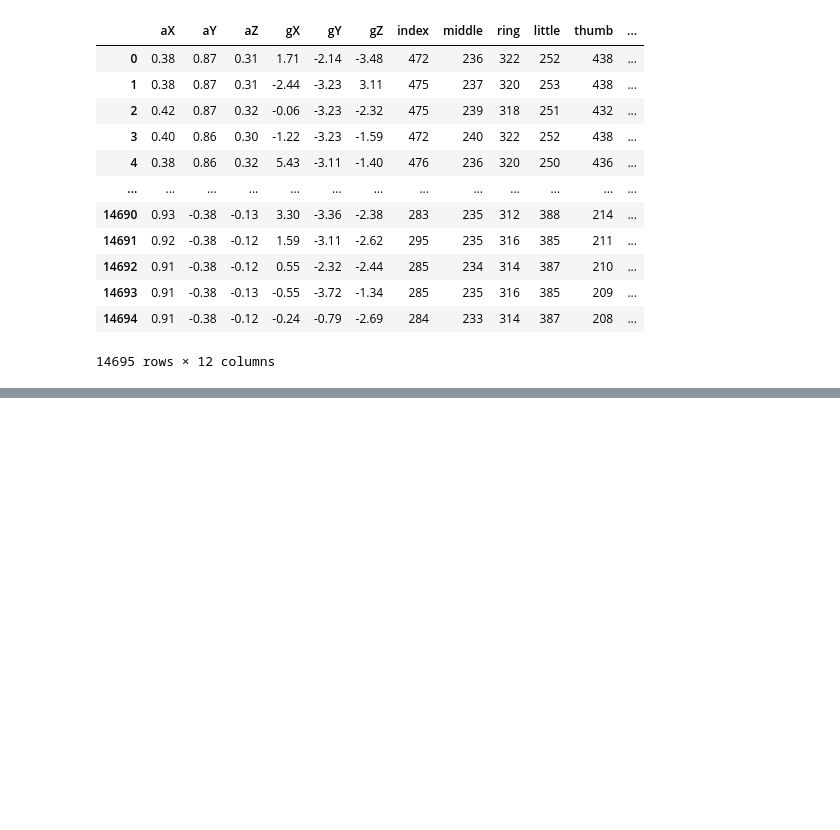
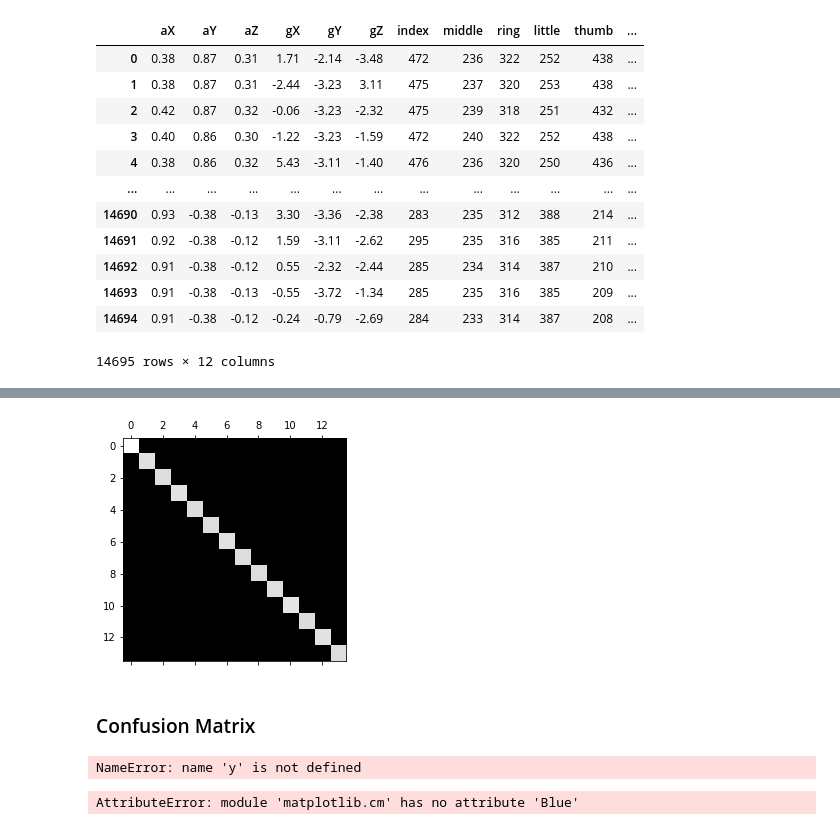
Before and after one commit to SCH-Sign-language-translation-gloves/SLTG_arduino, a Jupyter notebook: DL/DL_tset.ipynb, the cells around one changed output, grey strips where cells are left out. Saved outputs shown, nothing was run; the diff lists cells and outputs as text; code cells hidden in the pictures; blank space fills up the shorter version.

Commit message:
success Confusion matrix

```diff
--- a/DL/DL_tset.ipynb
+++ b/DL/DL_tset.ipynb
@@ -185,0 +345,9 @@ AttributeError: module 'matplotlib.cm' has no attribute 'Blue'
+# %%
+from sklearn.ensemble import ExtraTreesClassifier
+from sklearn.model_selection import cross_val_score
+
+clf = ExtraTreesClassifier(n_estimators=3000, n_jobs=-1, random_state=42)
+# %%
+from sklearn.model_selection import train_test_split
+
+x_train, x_valid, y_train, y_valid = train_test_split(x, y, test_size=0.1, shuffle=True, stratify=y, random_state=42)
@@ -185,0 +367,3 @@ AttributeError: module 'matplotlib.cm' has no attribute 'Blue'
+# %%
+clf.fit(x_train, y_train)
+pred = clf.predict(x_valid)
@@ -185,0 +422,7 @@ AttributeError: module 'matplotlib.cm' has no attribute 'Blue'
+# %%
+from sklearn.model_selection import cross_val_predict
+from sklearn.metrics import confusion_matrix
+
+y_train_pred = cross_val_predict(clf, x_train, y_train, cv=10)
+conf_mx = confusion_matrix(y_train, y_train_pred)
+conf_mx
@@ -185,0 +447,25 @@ AttributeError: module 'matplotlib.cm' has no attribute 'Blue'
+# %%
+import matplotlib.pyplot as plt
+plt.matshow(conf_mx, cmap=plt.cm.gray)
+plt.show()
+#표준편차
+# %% [output]
+[figure, added]
+# %% [markdown]
+### Confusion Matrix
+# %%
+X_trian, X_test, y_train, y_test = train_test_split(finaldata,y, random_state = 42, shuffle = True)
+# %% [output]
+NameError: name 'y' is not defined
+# %%
+from sklearn.metrics import confusion_matrix, plot_confusion_matrix
+from sklearn.linear_model import LinearRegression
+clf = LinearRegression()
+label = nums
+plot = plot_confusion_matrix(clf, X_test, y_test,
+                            display_labels = label,
+                            cmap = plt.cm.Blue,
+                            normalize = None)
+plot.ax_.set_title('Confusion Matrix')
+# %% [output]
+AttributeError: module 'matplotlib.cm' has no attribute 'Blue'
```
Also changed, not shown: parts of 33 cells of this notebook, 15 other files.
